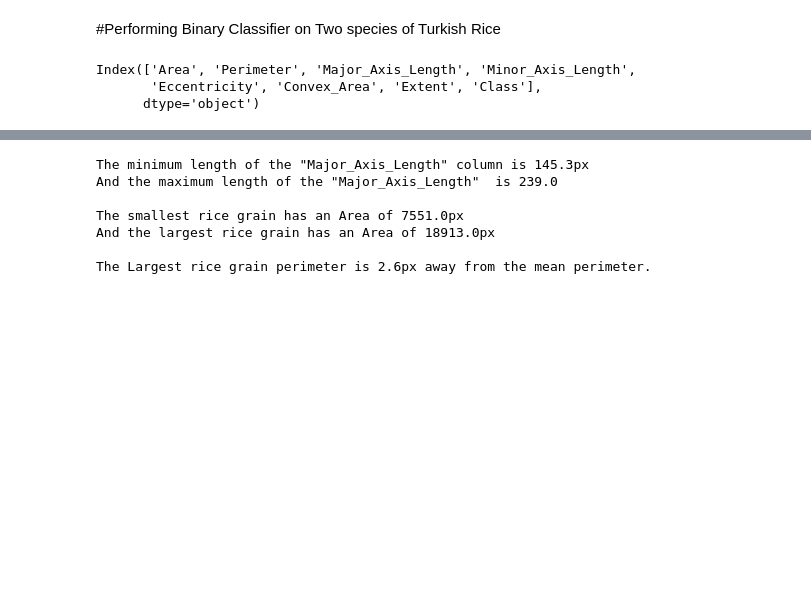
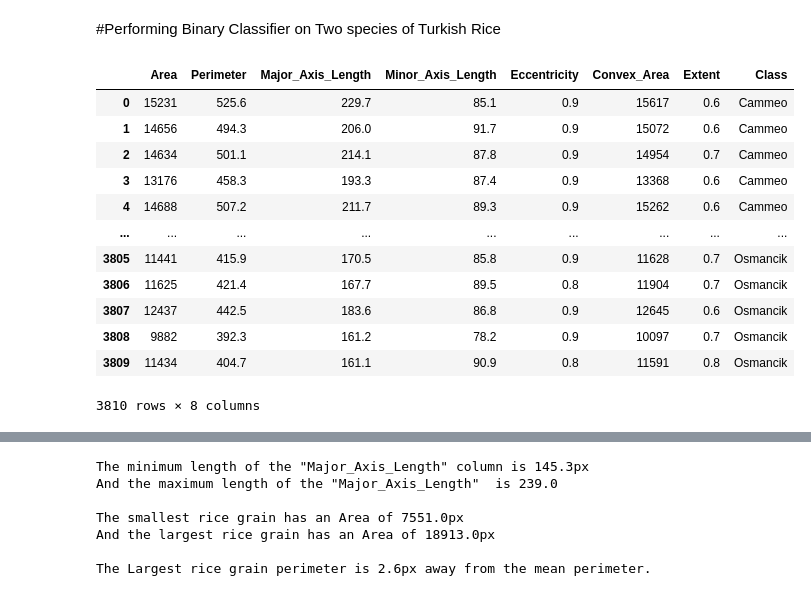
Before and after one commit to hod-maxx22/GoogleD_Project, a Jupyter notebook: BinaryClassifier/BinaryClassifier.ipynb, the cells around one changed output, grey strips where cells are left out. Cells and saved outputs as stored; diff of their text form; code cells hidden in the pictures; blank space fills up the shorter version.

```diff
--- a/BinaryClassifier/BinaryClassifier.ipynb
+++ b/BinaryClassifier/BinaryClassifier.ipynb
@@ -13,10 +13,21 @@ pd.options.display.float_format = "{:.1f}".format
 # %%
 rice_data = pd.read_csv("Rice_Cammeo_Osmancik.csv")
 rice_data.columns
+rice_data
 # %% [output]
+|  | Area | Perimeter | Major_Axis_Length | Minor_Axis_Length | Eccentricity | Convex_Area | Extent | Class |
+| 0 | 15231 | 525.6 | 229.7 | 85.1 | 0.9 | 15617 | 0.6 | Cammeo |
+| 1 | 14656 | 494.3 | 206.0 | 91.7 | 0.9 | 15072 | 0.6 | Cammeo |
+| 2 | 14634 | 501.1 | 214.1 | 87.8 | 0.9 | 14954 | 0.7 | Cammeo |
+| 3 | 13176 | 458.3 | 193.3 | 87.4 | 0.9 | 13368 | 0.6 | Cammeo |
+| 4 | 14688 | 507.2 | 211.7 | 89.3 | 0.9 | 15262 | 0.6 | Cammeo |
+| ... | ... | ... | ... | ... | ... | ... | ... | ... |
+| 3805 | 11441 | 415.9 | 170.5 | 85.8 | 0.9 | 11628 | 0.7 | Osmancik |
+| 3806 | 11625 | 421.4 | 167.7 | 89.5 | 0.8 | 11904 | 0.7 | Osmancik |
+| 3807 | 12437 | 442.5 | 183.6 | 86.8 | 0.9 | 12645 | 0.6 | Osmancik |
+| 3808 | 9882 | 392.3 | 161.2 | 78.2 | 0.9 | 10097 | 0.7 | Osmancik |
+| 3809 | 11434 | 404.7 | 161.1 | 90.9 | 0.8 | 11591 | 0.8 | Osmancik |
-Index(['Area', 'Perimeter', 'Major_Axis_Length', 'Minor_Axis_Length',
-       'Eccentricity', 'Convex_Area', 'Extent', 'Class'],
-      dtype='object')
+3810 rows × 8 columns
 # %%
 # show descriptive statistics on the data
 rice_data.describe()
```
Also changed, not shown: parts of 30 cells of this notebook, 1 other file.
